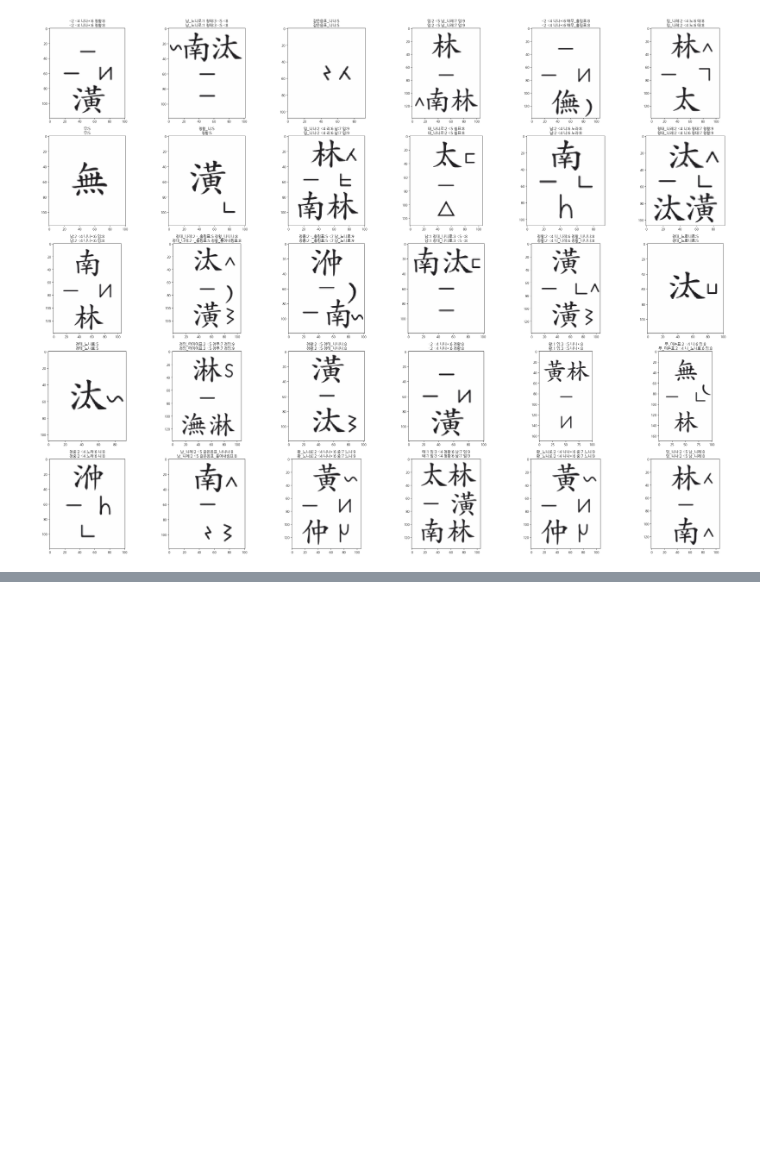
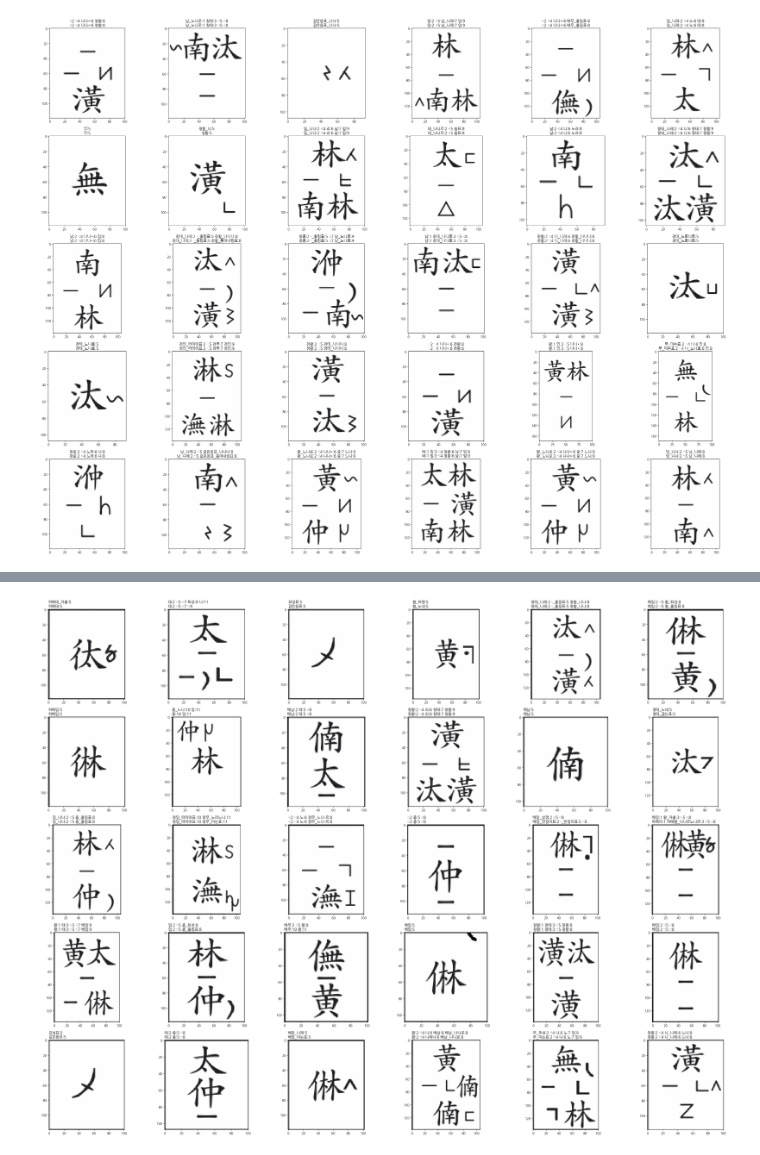
Before and after one commit to MALerLab/jeongganbo-omr, a Jupyter notebook: notebooks/synth_dataset_prep.ipynb, the cells around one changed output, grey strips where cells are left out. Saved outputs shown, nothing was run; the diff lists cells and outputs as text; code cells hidden in the pictures; blank space fills up the shorter version.

```diff
--- a/notebooks/synth_dataset_prep.ipynb
+++ b/notebooks/synth_dataset_prep.ipynb
@@ -748,0 +799,10 @@ for _ in range(30):
+# %%
+with open('data/test/001_HL_daegeum_1709194373.csv') as f_d:
+  test_d = list(csv.reader(f_d))
+
+with open('data/test/HL_temp_testset_all_filtered.csv') as f_a:
+  test_a = list(csv.reader(f_a))
+
+with open(f'data/test/001_HL_all_{int(time())}.csv', 'w', newline='', encoding='utf-8') as f:
+  writer = csv.writer(f)
+  writer.writerows(sorted(test_a + test_d, key=lambda x: '_'.join([x[0].split('_')[1], x[0].split('_')[0], x[0].split('_')[2]])))
@@ -748,0 +914,18 @@ for _ in range(30):
+# %%
+plt.figure(figsize=(40, 30))
+plt.rcParams.update({'font.family': 'NanumGothic'})
+
+idx = 1
+
+for _ in range(30):
+  label, pred_label, filename = choice(test_results)
+
+  img = cv2.imread(f'test/split_pngs/{filename}')
+
+  plt.subplot(5, 6, idx)
+  plt.imshow(img)
+  plt.title(f'{label}\n{pred_label}', loc='left')
+
+  idx += 1
+# %% [output]
+[figure, added]
```
Also changed, not shown: parts of 9 cells of this notebook, 3 other files.
